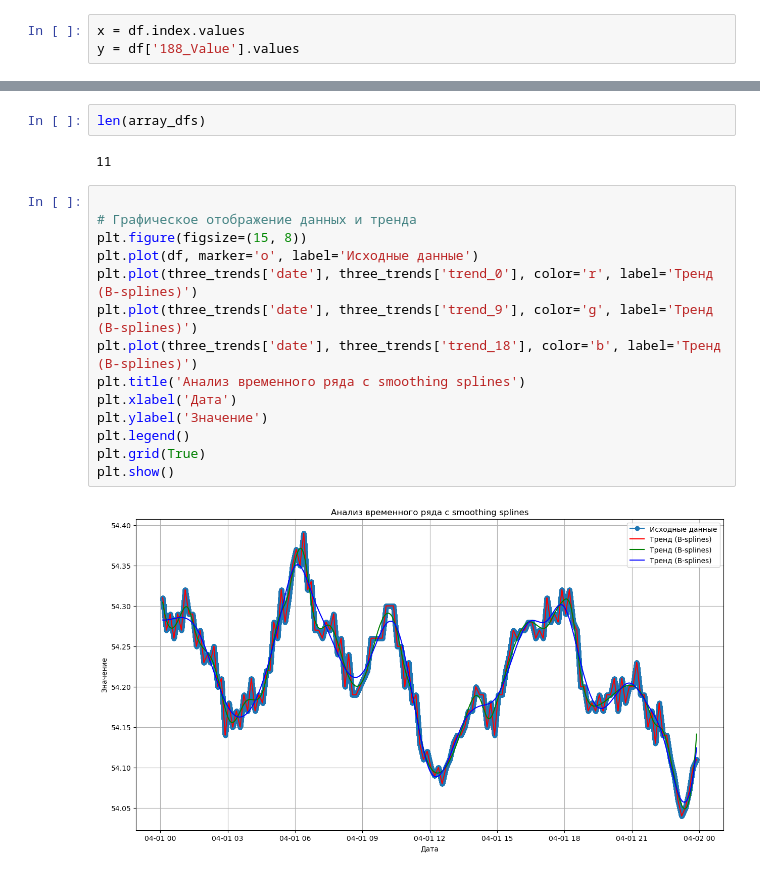
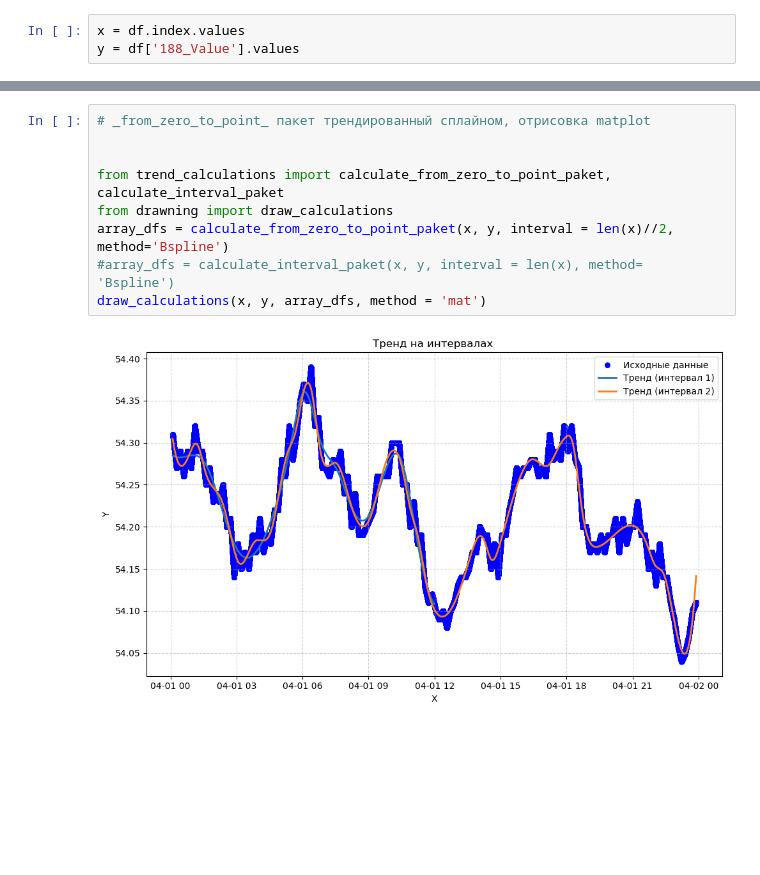
Before and after one commit to EmMUR25/work, a Jupyter notebook: Work.ipynb, the cells around one changed output, grey strips where cells are left out. Drawn from its saved outputs; the diff is of its cells as text; blank space fills up the shorter version.

```diff
--- a/Work.ipynb
+++ b/Work.ipynb
@@ -145,20 +197,11 @@ draw_calculations(x, y, array_dfs, method = 'mat')
 # %%
-len(array_dfs)
+# _from_zero_to_point_ пакет трендированный сплайном, отрисовка matplot
+
+
+from trend_calculations import calculate_from_zero_to_point_paket, calculate_interval_paket
+from drawning import draw_calculations
+array_dfs = calculate_from_zero_to_point_paket(x, y, interval = len(x)//2, method='Bspline')
+#array_dfs = calculate_interval_paket(x, y, interval = len(x), method= 'Bspline')
+draw_calculations(x, y, array_dfs, method = 'mat')
 # %% [output]
-11
+[figure, added]
-# %%
-
-# Графическое отображение данных и тренда
-plt.figure(figsize=(15, 8))
-plt.plot(df, marker='o', label='Исходные данные')
-plt.plot(three_trends['date'], three_trends['trend_0'], color='r', label='Тренд (B-splines)')
-plt.plot(three_trends['date'], three_trends['trend_9'], color='g', label='Тренд (B-splines)')
-plt.plot(three_trends['date'], three_trends['trend_18'], color='b', label='Тренд (B-splines)')
-plt.title('Анализ временного ряда с smoothing splines')
-plt.xlabel('Дата')
-plt.ylabel('Значение')
-plt.legend()
-plt.grid(True)
-plt.show()
-# %% [output]
-[figure, removed]
```
Also changed, not shown: parts of 32 cells of this notebook.
